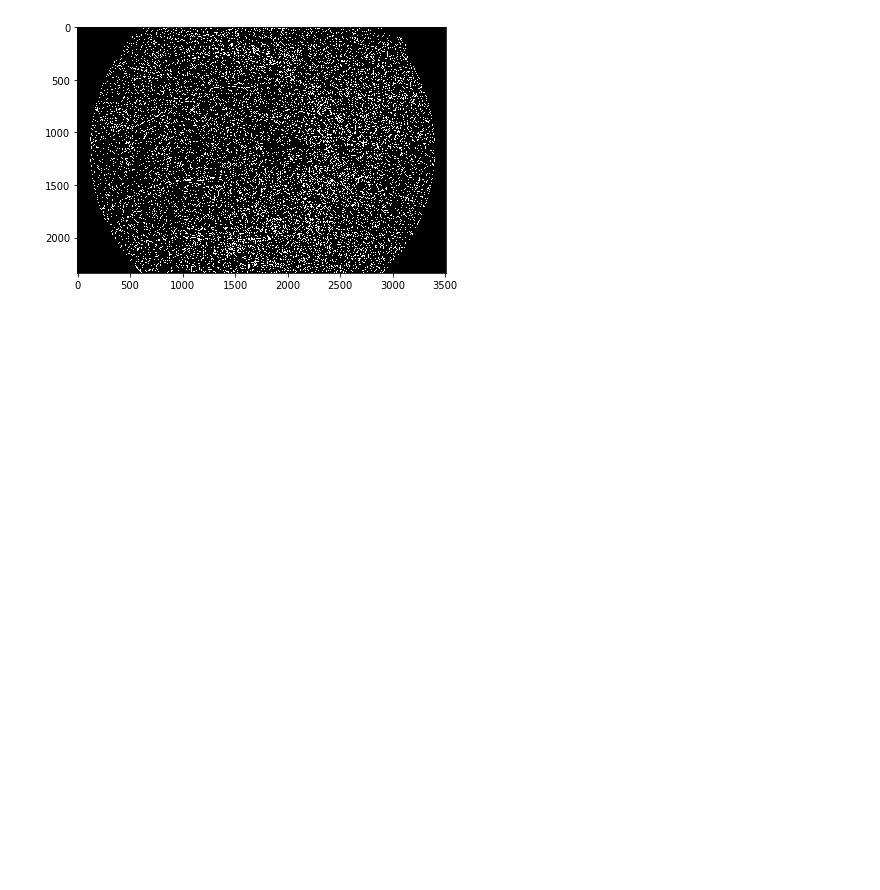
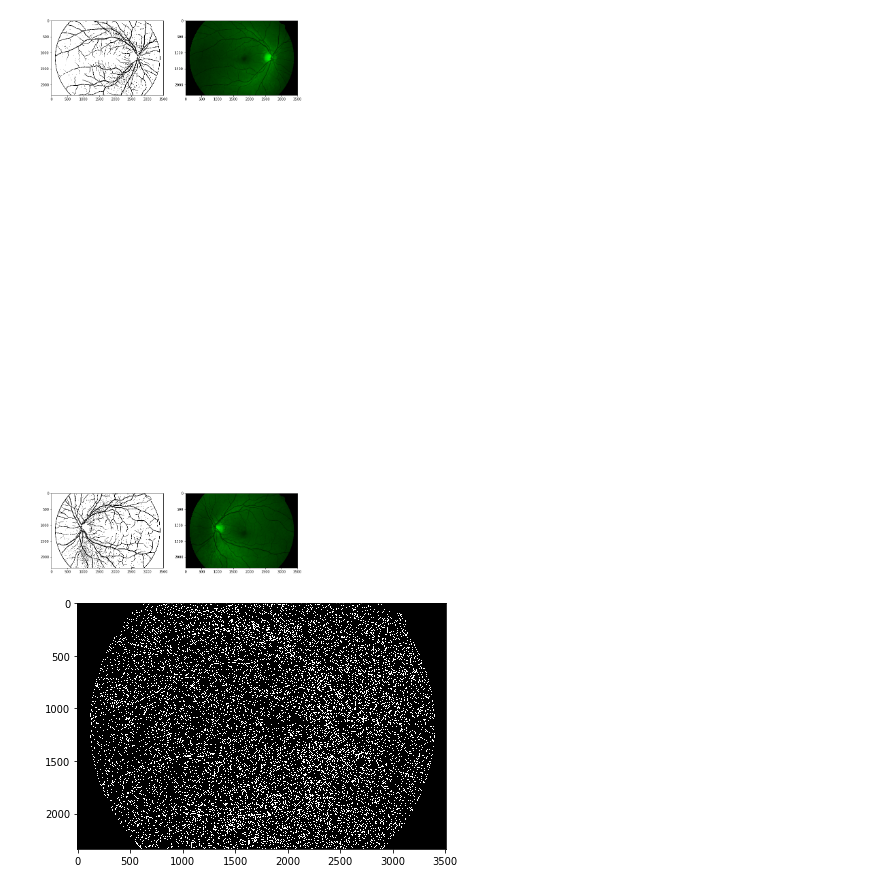
Before and after one commit to Dombearx/badanie-dna-oka, a Jupyter notebook: Dno oka.ipynb, the cells around one changed output. Cells and saved outputs as stored; diff of their text form; code cells hidden in the pictures; blank space fills up the shorter version.

```diff
--- a/Dno oka.ipynb
+++ b/Dno oka.ipynb
@@ -175,2 +195,22 @@ showImage(t)
+# %%
+%matplotlib inline
+figure(figsize=(20,200))
+
+
+x = 0
+for found, original, manual in zip(images, originalImages, manualImages):
+
+    subplot(4 * len(originalImages) , 3, 1 + (x * 3));
+    plt.imshow(found, cmap='gray')
+
+    subplot(4 * len(originalImages), 3, 2 + (x * 3));
+    plt.imshow(original)
+
+#    subplot(4 * len(originalImages), 3, 3 + (x * 3));
+#    plt.imshow(manual)
+
+    x += 1
+# %% [output]
+[figure, added]
 # %%
 kernel = np.ones((3,3), np.uint8)
```
Also changed, not shown: parts of 58 cells of this notebook.
